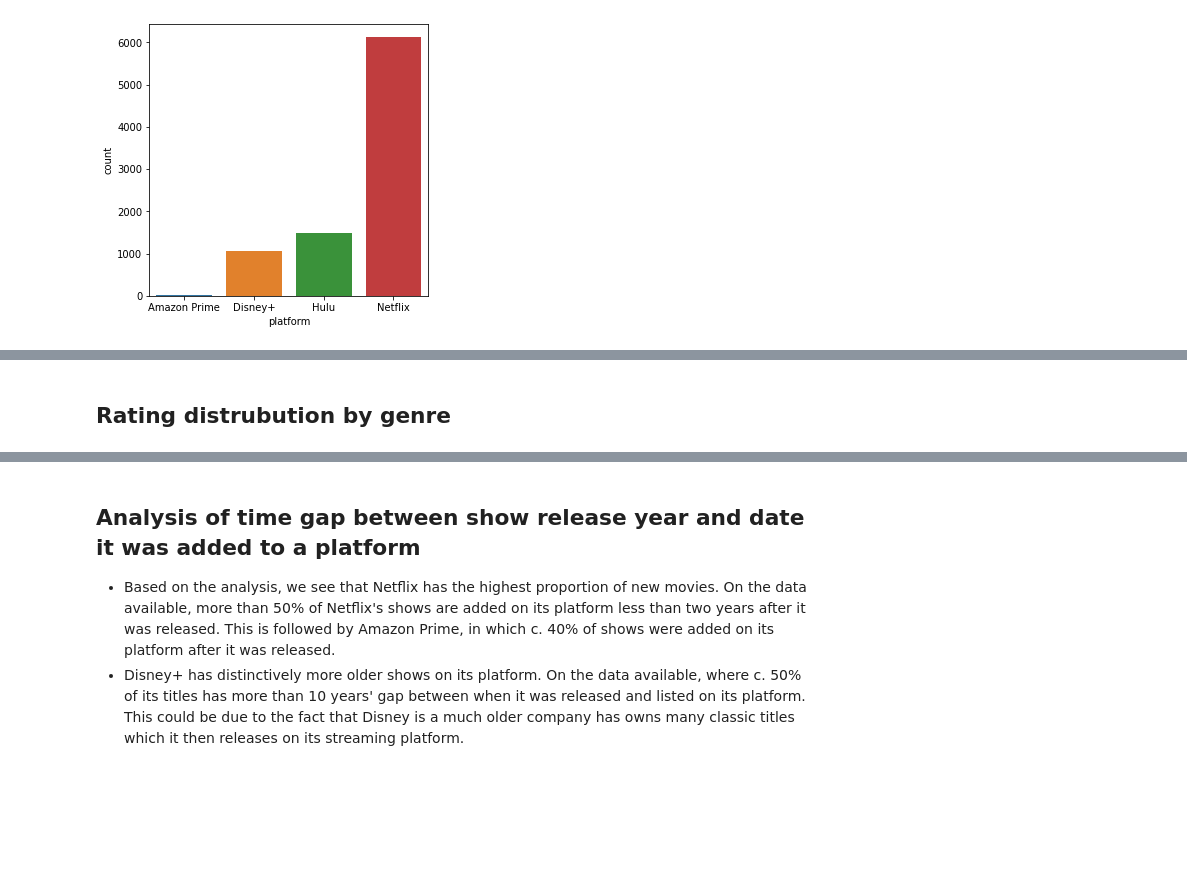
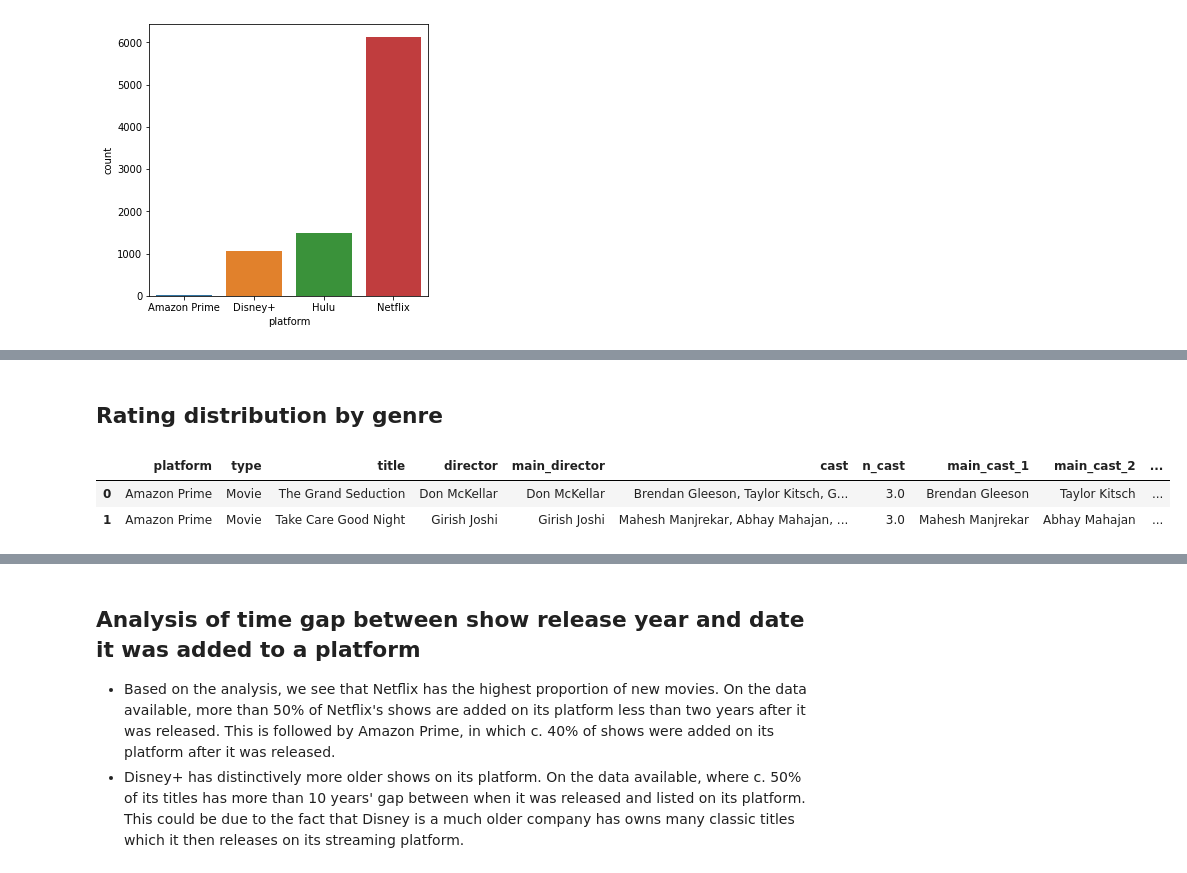
Before and after one commit to aooi5469/team1_dwp_assignment, a Jupyter notebook: Final_Data_Wrangling_Assignment.ipynb, the cells around one changed output, grey strips where cells are left out. Saved outputs shown, nothing was run; the diff lists cells and outputs as text; code cells hidden in the pictures; blank space fills up the shorter version.

```diff
--- a/Final_Data_Wrangling_Assignment.ipynb
+++ b/Final_Data_Wrangling_Assignment.ipynb
@@ -1055,2 +1059,2 @@ g.map(sns.kdeplot, 'IMDb')
 # %% [markdown]
-## Rating distrubution by genre
+## Rating distribution by genre
@@ -1062,0 +1061,6 @@ for g in df[genre].unique():
+# %%
+display(df.head(2))
+# %% [output]
+|  | platform | type | title | director | main_director | cast | n_cast | main_cast_1 | main_cast_2 | ... |
+| 0 | Amazon Prime | Movie | The Grand Seduction | Don McKellar | Don McKellar | Brendan Gleeson, Taylor Kitsch, G... | 3.0 | Brendan Gleeson | Taylor Kitsch | ... |
+| 1 | Amazon Prime | Movie | Take Care Good Night | Girish Joshi | Girish Joshi | Mahesh Manjrekar, Abhay Mahajan, ... | 3.0 | Mahesh Manjrekar | Abhay Mahajan | ... |
```
Also changed, not shown: parts of 5 cells of this notebook.
